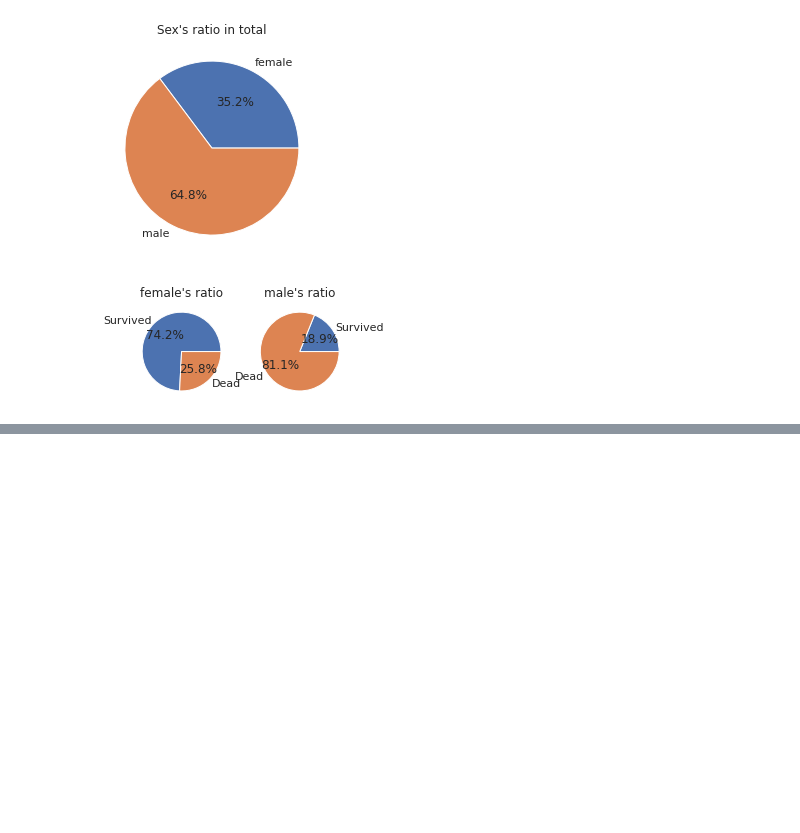
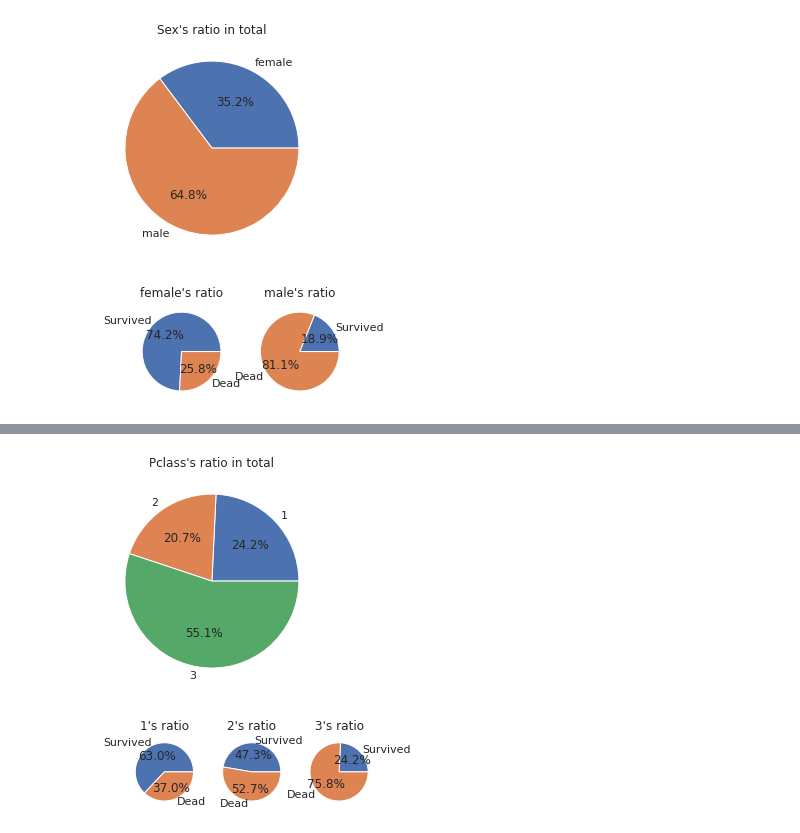
Before and after one commit to unknown-jun/First_step_of_data_analist, a Jupyter notebook: titanic.ipynb, the cells around one changed output, grey strips where cells are left out. Cells and saved outputs as stored; diff of their text form; code cells hidden in the pictures; blank space fills up the shorter version.

```diff
--- a/titanic.ipynb
+++ b/titanic.ipynb
@@ -102,0 +128,5 @@ ValueError: ignored
+# %%
+pie_chart('Pclass')
+# %% [output]
+[figure, added]
+[figure, added]
```
Also changed, not shown: parts of 13 cells of this notebook.
